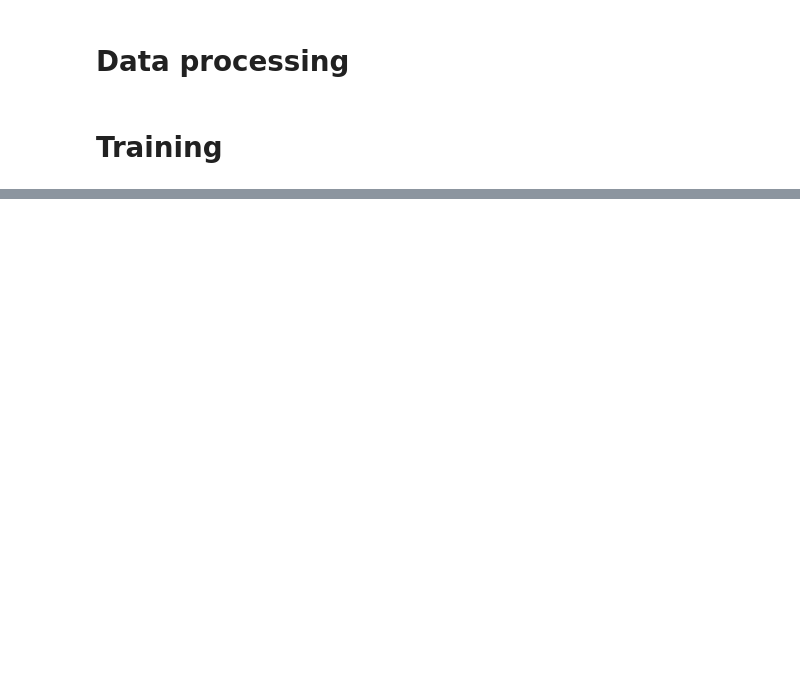
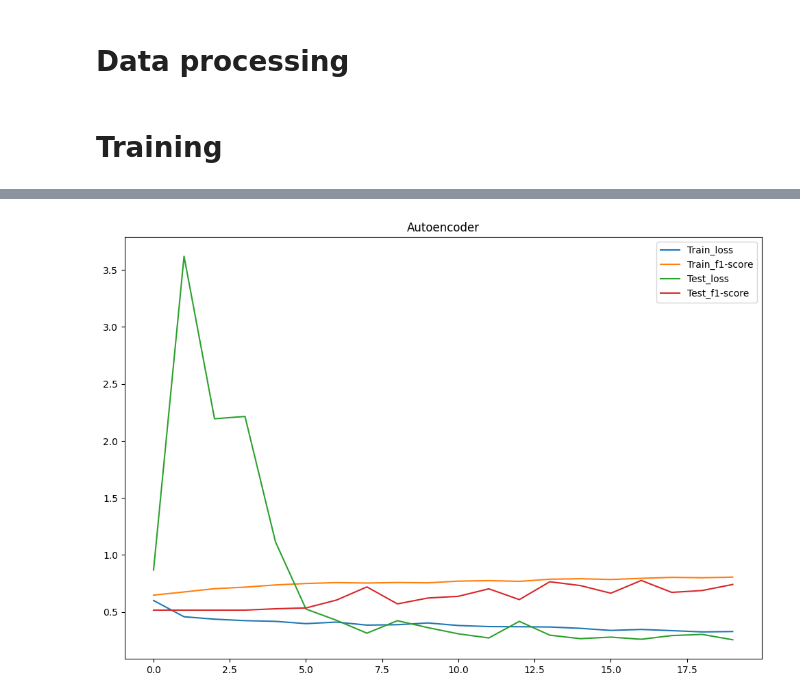
Before and after one commit to IOBananaOI/Flood_area_segmentation, a Jupyter notebook: Flood_area_segmentation.ipynb, the cells around one changed output, grey strips where cells are left out. Drawn from its saved outputs; the diff is of its cells as text; code cells hidden in the pictures; blank space fills up the shorter version.

```diff
--- a/Flood_area_segmentation.ipynb
+++ b/Flood_area_segmentation.ipynb
@@ -195,13 +183,14 @@ def compare_imgs(model, img, mask):
     ax[2].set_title("Model's prediction")
     plt.show()
 # %%
-def show_results(model_results):
+def show_results(model_results, model_name):
     train = model_results["Train"]
     test = model_results["Test"]
     metric = list(model_results["Train"].keys())[1]
     epoch_range = range(epochs)
 
-    plt.figure(figsize=(10, 6))
+    plt.figure(figsize=(12, 8))
+    plt.title(model_name)
     for phase in ["Train", "Test"]:
         data = train if phase == "Train" else test
         plt.plot(epoch_range, data["Loss"], label=f"{phase}_loss")
@@ -236,0 +328,4 @@ show_results(unet_results)
+# %%
+show_results(results, model_name)
+# %% [output]
+[figure, added]
```
Also changed, not shown: parts of 24 cells of this notebook, 3 other files.
